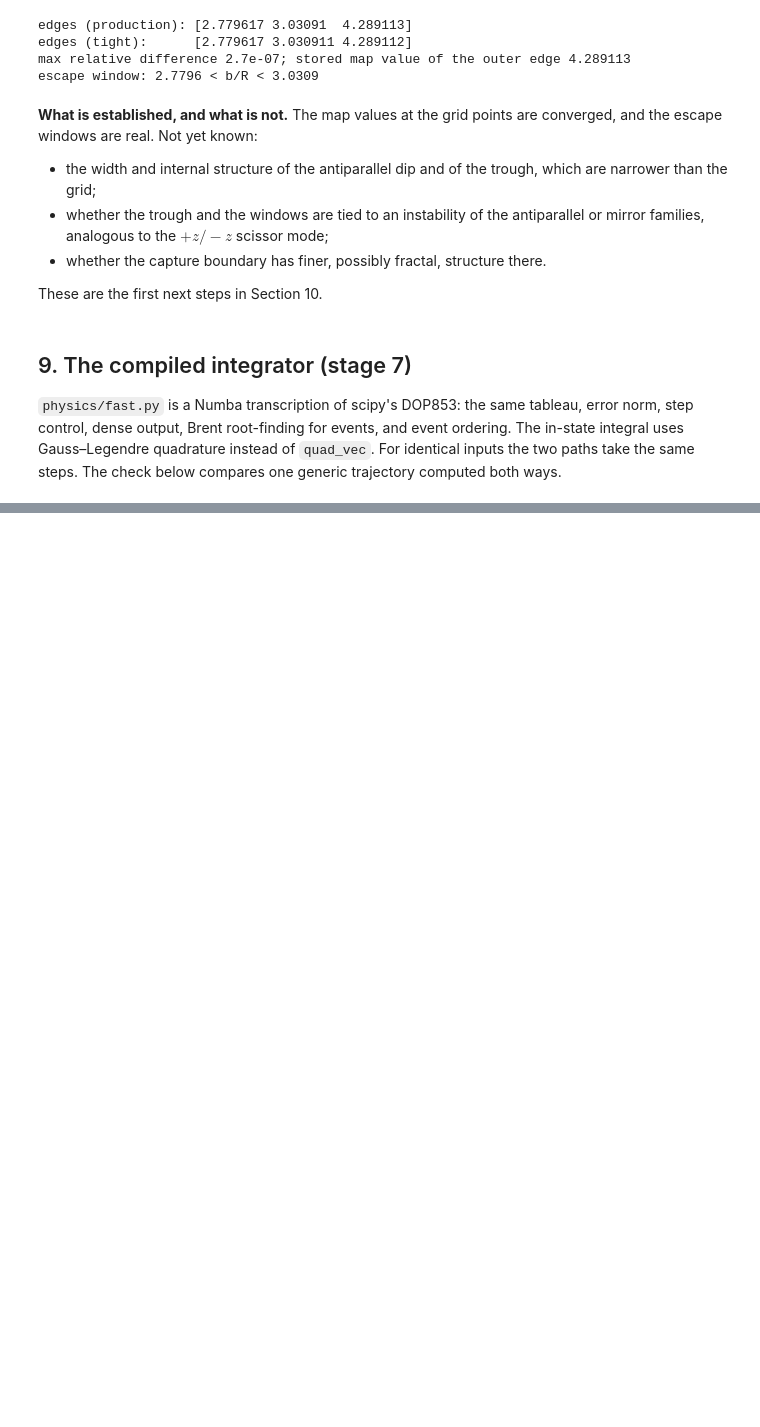
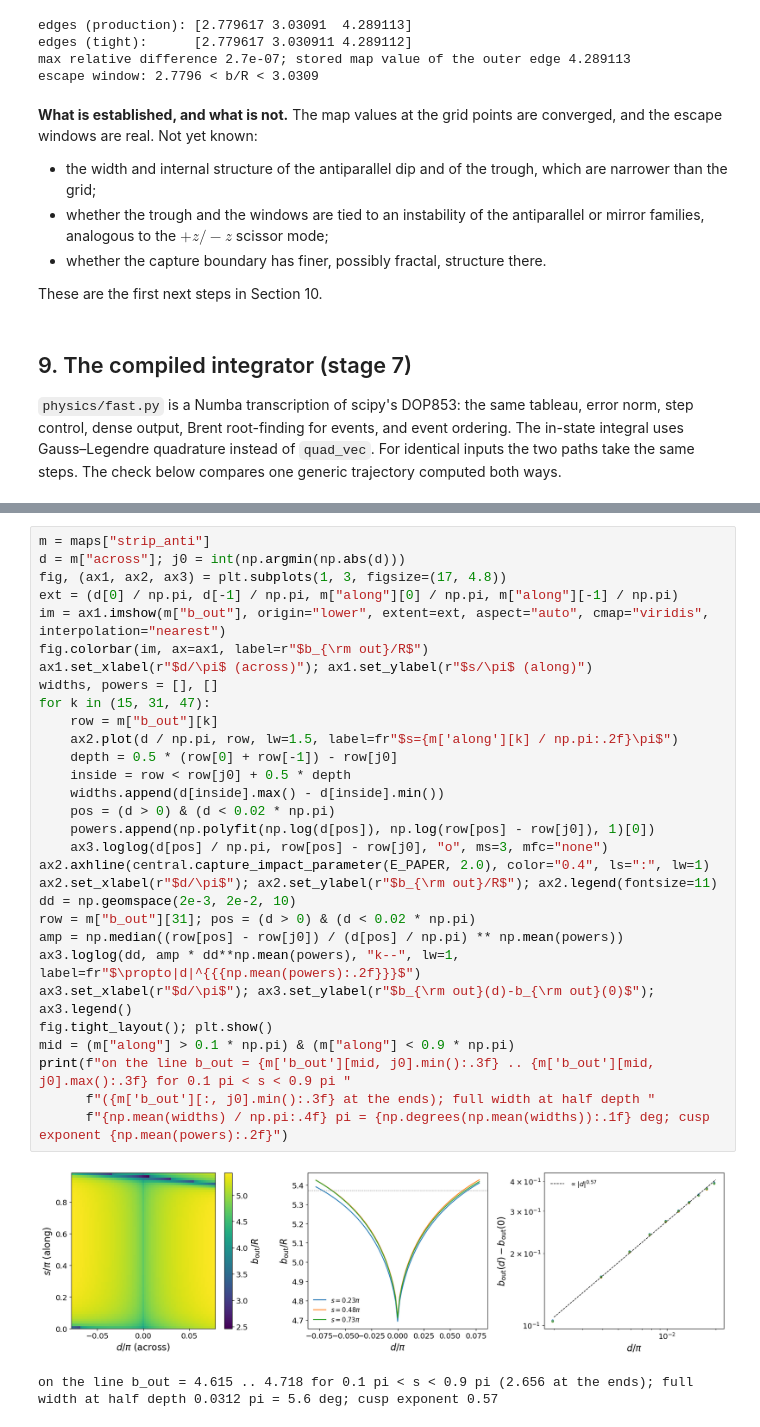
Before and after one commit to seanbartz/magnetOrbits, a Jupyter notebook: notebooks/progress_summary.ipynb, the cells around one changed output, grey strips where cells are left out. Drawn from its saved outputs; the diff is of its cells as text; blank space fills up the shorter version.

```diff
--- a/notebooks/progress_summary.ipynb
+++ b/notebooks/progress_summary.ipynb
@@ -785,0 +861,33 @@ time per trajectory: scipy 551.8 ms, numba 1.13 ms  -> 490x faster
+# %%
+m = maps["strip_anti"]
+d = m["across"]; j0 = int(np.argmin(np.abs(d)))
+fig, (ax1, ax2, ax3) = plt.subplots(1, 3, figsize=(17, 4.8))
+ext = (d[0] / np.pi, d[-1] / np.pi, m["along"][0] / np.pi, m["along"][-1] / np.pi)
+im = ax1.imshow(m["b_out"], origin="lower", extent=ext, aspect="auto", cmap="viridis", interpolation="nearest")
+fig.colorbar(im, ax=ax1, label=r"$b_{\rm out}/R$")
+ax1.set_xlabel(r"$d/\pi$ (across)"); ax1.set_ylabel(r"$s/\pi$ (along)")
+widths, powers = [], []
+for k in (15, 31, 47):
+    row = m["b_out"][k]
+    ax2.plot(d / np.pi, row, lw=1.5, label=fr"$s={m['along'][k] / np.pi:.2f}\pi$")
+    depth = 0.5 * (row[0] + row[-1]) - row[j0]
+    inside = row < row[j0] + 0.5 * depth
+    widths.append(d[inside].max() - d[inside].min())
+    pos = (d > 0) & (d < 0.02 * np.pi)
+    powers.append(np.polyfit(np.log(d[pos]), np.log(row[pos] - row[j0]), 1)[0])
+    ax3.loglog(d[pos] / np.pi, row[pos] - row[j0], "o", ms=3, mfc="none")
+ax2.axhline(central.capture_impact_parameter(E_PAPER, 2.0), color="0.4", ls=":", lw=1)
+ax2.set_xlabel(r"$d/\pi$"); ax2.set_ylabel(r"$b_{\rm out}/R$"); ax2.legend(fontsize=11)
+dd = np.geomspace(2e-3, 2e-2, 10)
+row = m["b_out"][31]; pos = (d > 0) & (d < 0.02 * np.pi)
+amp = np.median((row[pos] - row[j0]) / (d[pos] / np.pi) ** np.mean(powers))
+ax3.loglog(dd, amp * dd**np.mean(powers), "k--", lw=1, label=fr"$\propto|d|^{{{np.mean(powers):.2f}}}$")
+ax3.set_xlabel(r"$d/\pi$"); ax3.set_ylabel(r"$b_{\rm out}(d)-b_{\rm out}(0)$"); ax3.legend()
+fig.tight_layout(); plt.show()
+mid = (m["along"] > 0.1 * np.pi) & (m["along"] < 0.9 * np.pi)
+print(f"on the line b_out = {m['b_out'][mid, j0].min():.3f} .. {m['b_out'][mid, j0].max():.3f} for 0.1 pi < s < 0.9 pi "
+      f"({m['b_out'][:, j0].min():.3f} at the ends); full width at half depth "
+      f"{np.mean(widths) / np.pi:.4f} pi = {np.degrees(np.mean(widths)):.1f} deg; cusp exponent {np.mean(powers):.2f}")
+# %% [output]
+[figure, added]
+on the line b_out = 4.615 .. 4.718 for 0.1 pi < s < 0.9 pi (2.656 at the ends); full width at half depth 0.0312 pi = 5.6 deg; cusp exponent 0.57
```
Also changed, not shown: parts of 14 cells of this notebook, 14 other files.
